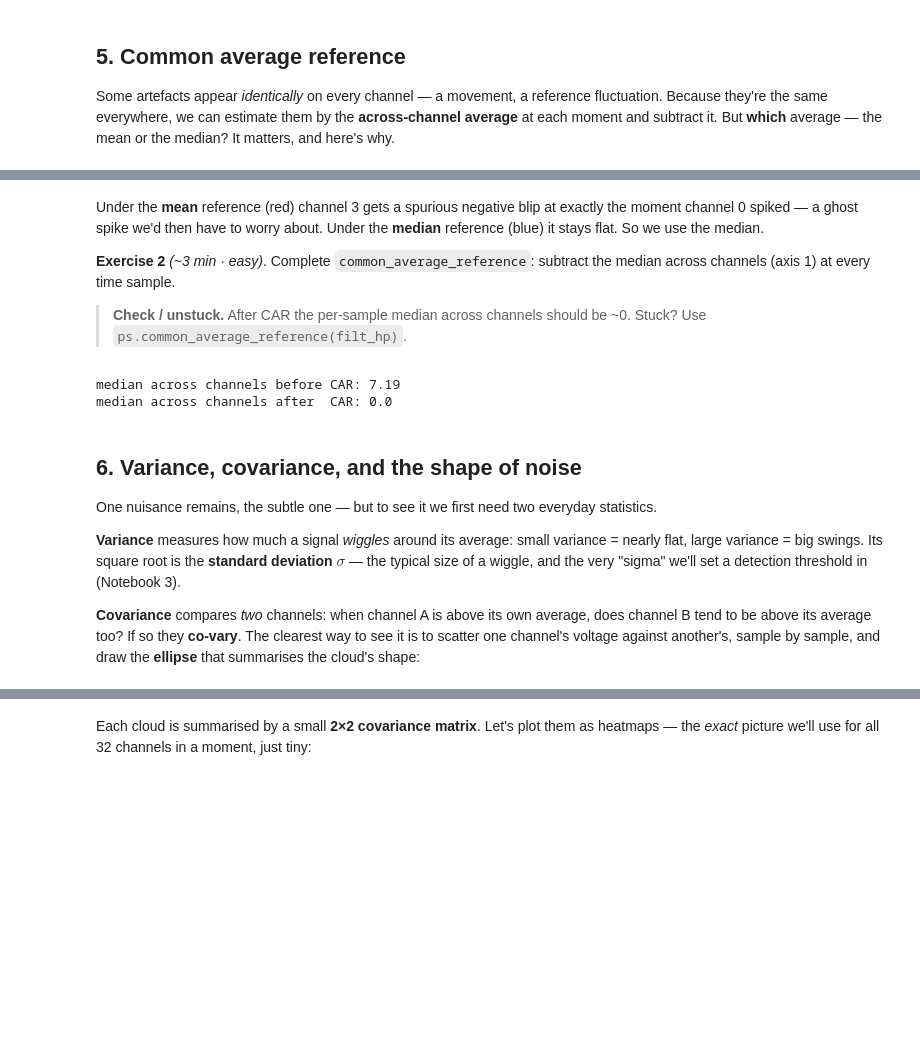
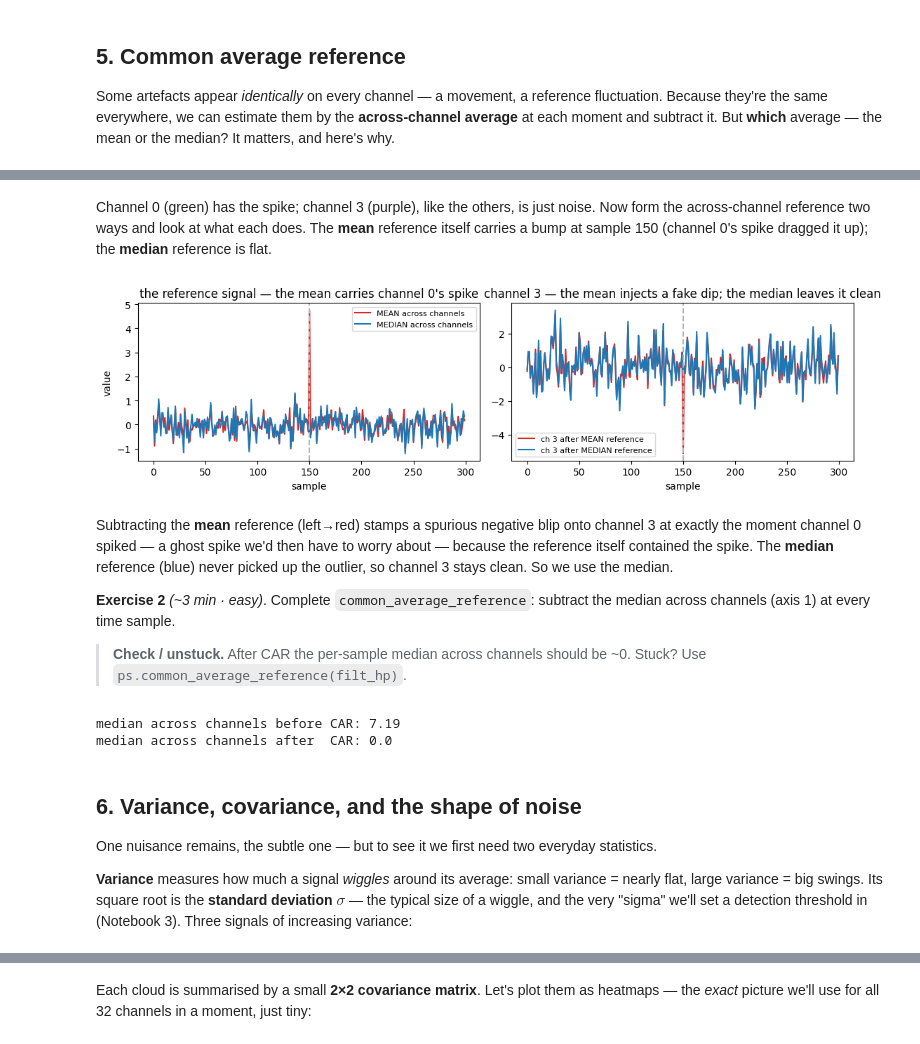
Before and after one commit to stootoon/swc-en-2026, a Jupyter notebook: ephys-pop/notebooks/02_preprocessing_solutions.ipynb, the cells around one changed output, grey strips where cells are left out. Saved outputs shown, nothing was run; the diff lists cells and outputs as text; code cells hidden in the pictures; blank space fills up the shorter version.

```diff
--- a/ephys-pop/notebooks/02_preprocessing_solutions.ipynb
+++ b/ephys-pop/notebooks/02_preprocessing_solutions.ipynb
@@ -374,7 +373,34 @@ plt.xlabel("sample"); plt.ylabel("value"); plt.legend(); plt.show()
+# %% [markdown]
+Channel 0 (green) has the spike; channel 3 (purple), like the others, is just noise.
+Now form the across-channel reference two ways and look at what each does. The **mean**
+reference itself carries a bump at sample 150 (channel 0's spike dragged it up); the
+**median** reference is flat.
+# %%
+mean_ref_signal = toy.mean(axis=1)                       # the reference = mean across channels
+median_ref_signal = np.median(toy, axis=1)               # the reference = median
+
+fig, ax = plt.subplots(1, 2, figsize=(11, 3.2), sharey=False)
+ax[0].plot(mean_ref_signal, color="tab:red", label="MEAN across channels")
+ax[0].plot(median_ref_signal, color="tab:blue", label="MEDIAN across channels")
+ax[0].axvline(150, color="0.7", ls="--"); ax[0].legend(fontsize=8)
+ax[0].set_title("the reference signal — the mean carries channel 0's spike")
+ax[0].set_xlabel("sample"); ax[0].set_ylabel("value")
+
+# subtract each reference from the spike-free channel 3
+ax[1].plot(toy[:, 3] - mean_ref_signal, color="tab:red", label="ch 3 after MEAN reference")
+ax[1].plot(toy[:, 3] - median_ref_signal, color="tab:blue", label="ch 3 after MEDIAN reference")
+ax[1].axvline(150, color="0.7", ls="--"); ax[1].legend(fontsize=8)
+ax[1].set_title("channel 3 — the mean injects a fake dip; the median leaves it clean")
+ax[1].set_xlabel("sample")
+plt.tight_layout(); plt.show()
+# %% [output]
+[figure, added]
 # %% [markdown]
-Under the **mean** reference (red) channel 3 gets a spurious negative blip at exactly
-the moment channel 0 spiked — a ghost spike we'd then have to worry about. Under the
-**median** reference (blue) it stays flat. So we use the median.
+Subtracting the **mean** reference (left→red) stamps a spurious negative blip onto
+channel 3 at exactly the moment channel 0 spiked — a ghost spike we'd then have to
+worry about — because the reference itself contained the spike. The **median**
+reference (blue) never picked up the outlier, so channel 3 stays clean. So we use the
+median.
 
 **Exercise 2** *(~3 min · easy)*. Complete `common_average_reference`: subtract the median
 across channels (axis 1) at every time sample.
@@ -400,9 +426,4 @@ statistics.
 **Variance** measures how much a signal *wiggles* around its average: small variance =
 nearly flat, large variance = big swings. Its square root is the **standard deviation**
 $\sigma$ — the typical size of a wiggle, and the very "sigma" we'll set a detection
-threshold in (Notebook 3).
-
-**Covariance** compares *two* channels: when channel A is above its own average, does
-channel B tend to be above its average too? If so they **co-vary**. The clearest way
-to see it is to scatter one channel's voltage against another's, sample by sample, and
-draw the **ellipse** that summarises the cloud's shape:
+threshold in (Notebook 3). Three signals of increasing variance:
```
Also changed, not shown: parts of 7 cells of this notebook, 2 other files.
